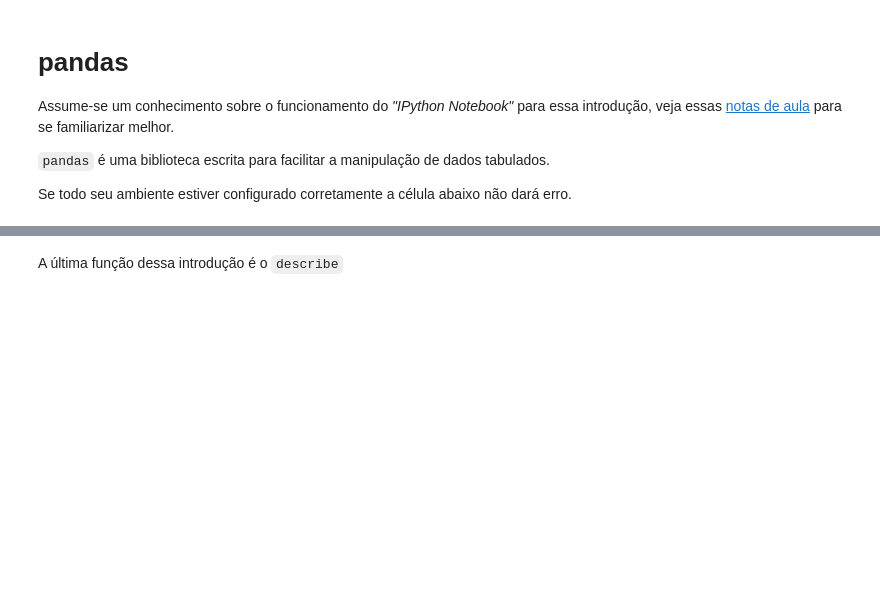
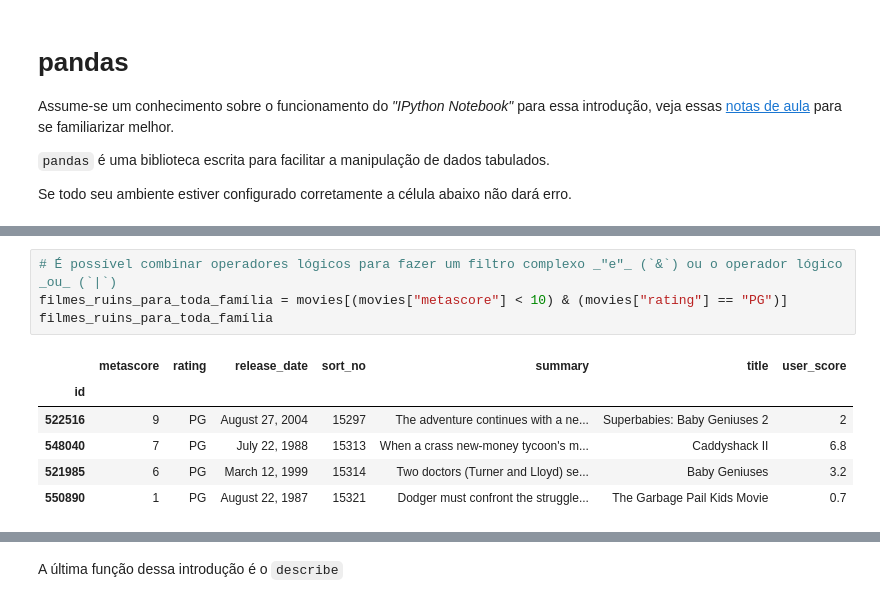
Before and after one commit to ProfRonan/ck0087-fundamentos-de-programacao, a Jupyter notebook: notas_de_aula/extra/intro_pandas.ipynb, the cells around one changed output, grey strips where cells are left out. Saved outputs shown, nothing was run; the diff lists cells and outputs as text; blank space fills up the shorter version.

```diff
--- a/notas_de_aula/extra/intro_pandas.ipynb
+++ b/notas_de_aula/extra/intro_pandas.ipynb
@@ -133,0 +127,11 @@ filmes_com_diretores
+# %%
+# É possível combinar operadores lógicos para fazer um filtro complexo _"e"_ (`&`) ou o operador lógico _ou_ (`|`)
+filmes_ruins_para_toda_família = movies[(movies["metascore"] < 10) & (movies["rating"] == "PG")]
+filmes_ruins_para_toda_família
+# %% [output]
+|  | metascore | rating | release_date | sort_no | summary | title | user_score |
+| id |  |  |  |  |  |  |  |
+| 522516 | 9 | PG | August 27, 2004 | 15297 | The adventure continues with a ne... | Superbabies: Baby Geniuses 2 | 2 |
+| 548040 | 7 | PG | July 22, 1988 | 15313 | When a crass new-money tycoon's m... | Caddyshack II | 6.8 |
+| 521985 | 6 | PG | March 12, 1999 | 15314 | Two doctors (Turner and Lloyd) se... | Baby Geniuses | 3.2 |
+| 550890 | 1 | PG | August 22, 1987 | 15321 | Dodger must confront the struggle... | The Garbage Pail Kids Movie | 0.7 |
```
Also changed, not shown: parts of 27 cells of this notebook, 2 other files.
